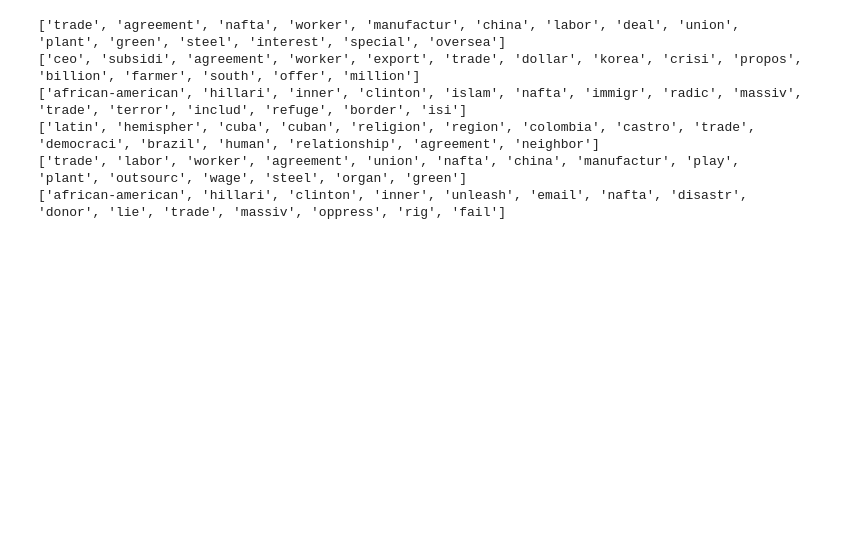
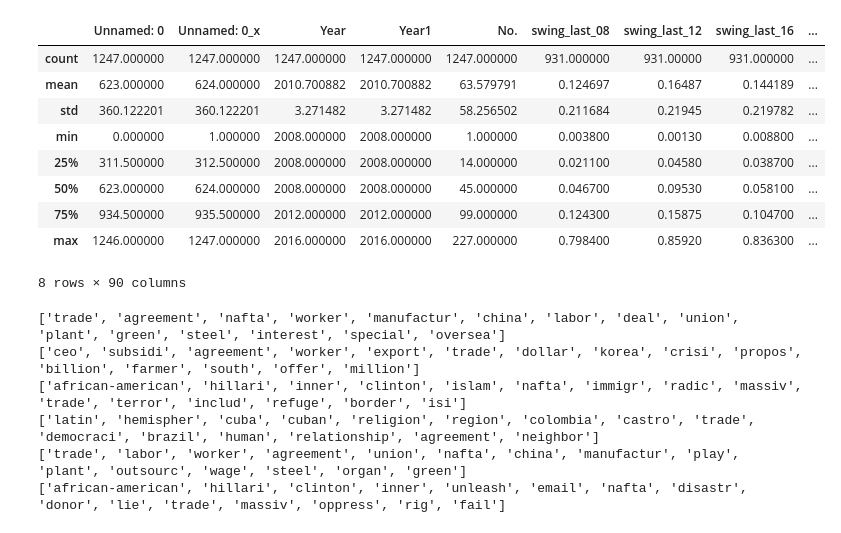
Before and after one commit to Alicechung/ML_finalPJT, a Jupyter notebook: Code/Preprocessing/ML_preprocessing texts.ipynb, the cells around one changed output. Saved outputs shown, nothing was run; the diff lists cells and outputs as text; code cells hidden in the pictures; blank space fills up the shorter version.

```diff
--- a/Code/Preprocessing/ML_preprocessing texts.ipynb
+++ b/Code/Preprocessing/ML_preprocessing texts.ipynb
@@ -4,3 +4,5 @@ import pandas as pd
 import datetime
 import nltk
 import numpy as np
+# %%
+df = pd.read_csv('../../Data/alldf_w15_180306.csv')
@@ -7,3 +40,16 @@ import numpy as np
+# %%
+df.describe()
+# %% [output]
+|  | Unnamed: 0 | Unnamed: 0_x | Year | Year1 | No. | swing_last_08 | swing_last_12 | swing_last_16 | ... |
+| count | 1247.000000 | 1247.000000 | 1247.000000 | 1247.000000 | 1247.000000 | 931.000000 | 931.00000 | 931.000000 | ... |
+| mean | 623.000000 | 624.000000 | 2010.700882 | 2010.700882 | 63.579791 | 0.124697 | 0.16487 | 0.144189 | ... |
+| std | 360.122201 | 360.122201 | 3.271482 | 3.271482 | 58.256502 | 0.211684 | 0.21945 | 0.219782 | ... |
+| min | 0.000000 | 1.000000 | 2008.000000 | 2008.000000 | 1.000000 | 0.003800 | 0.00130 | 0.008800 | ... |
+| 25% | 311.500000 | 312.500000 | 2008.000000 | 2008.000000 | 14.000000 | 0.021100 | 0.04580 | 0.038700 | ... |
+| 50% | 623.000000 | 624.000000 | 2008.000000 | 2008.000000 | 45.000000 | 0.046700 | 0.09530 | 0.058100 | ... |
+| 75% | 934.500000 | 935.500000 | 2012.000000 | 2012.000000 | 99.000000 | 0.124300 | 0.15875 | 0.104700 | ... |
+| max | 1246.000000 | 1247.000000 | 2016.000000 | 2016.000000 | 227.000000 | 0.798400 | 0.85920 | 0.836300 | ... |
+8 rows × 90 columns
 # %%
 words_norust_nosw = pd.read_csv('../../Result/STM/alldf_norust_nosw_t45_w15_180302.csv')
 words_norust_sw = pd.read_csv('../../Result/STM/alldf_norust_sw_t45_w15_180302.csv')
```
Also changed, not shown: parts of 3 cells of this notebook, 7 other files.
